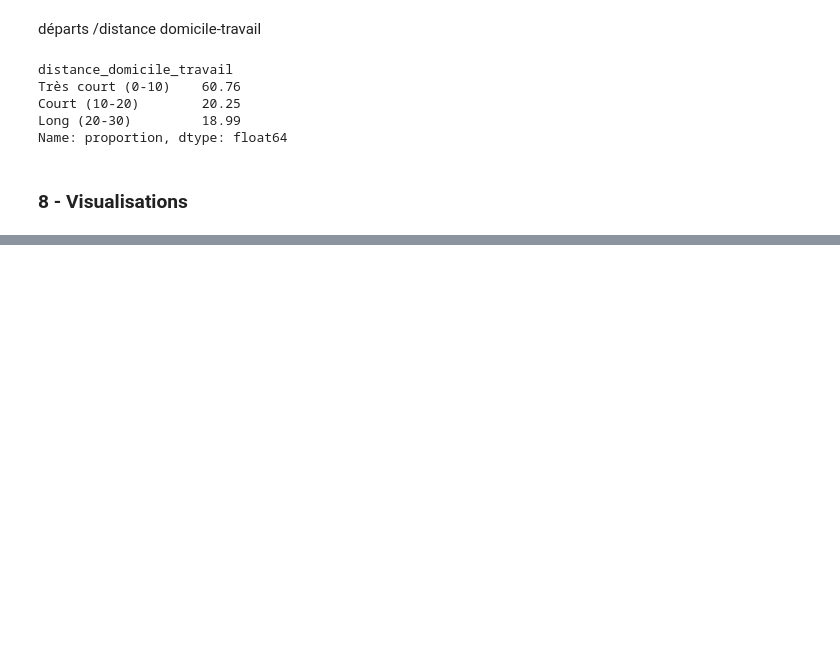
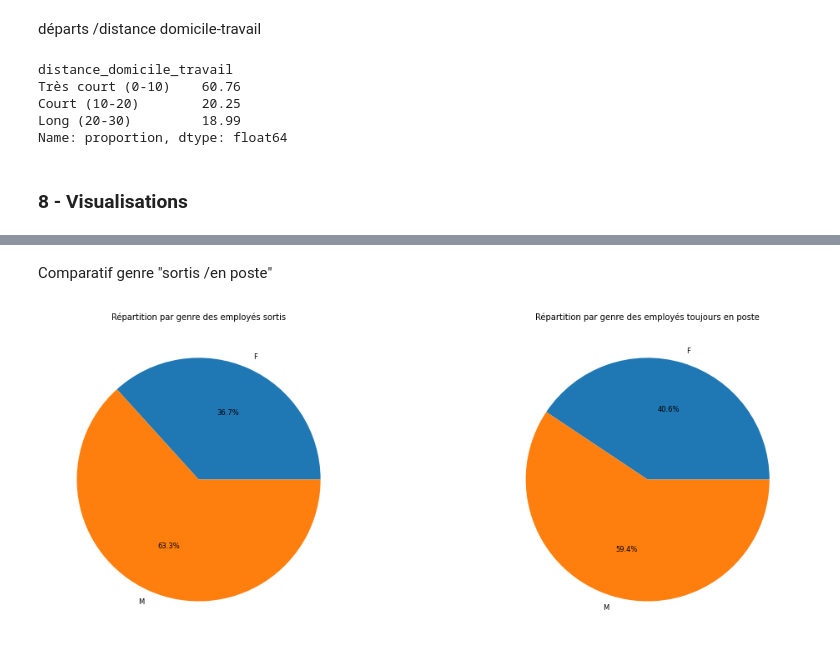
Before and after one commit to DavidRichomme/OC_P4_Classifiez_automatiquement_les_informations, a Jupyter notebook: Notebooks/01_4_EDA_datasetJoint.ipynb, the cells around one changed output, grey strips where cells are left out. Drawn from its saved outputs; the diff is of its cells as text; code cells hidden in the pictures; blank space fills up the shorter version.

```diff
--- a/Notebooks/01_4_EDA_datasetJoint.ipynb
+++ b/Notebooks/01_4_EDA_datasetJoint.ipynb
@@ -746,3 +759,6 @@ genre
 F    36.71
 M    63.29
 Name: proportion, dtype: float64
+# %%
+repartition_enposte_genre = df_brut_join['genre'][df_brut_join['a_quitte_l_entreprise'] == 'Non'].value_counts(normalize=True).sort_index() * 100
+round(repartition_enposte_genre, 2)
@@ -830,0 +895,25 @@ plt.show()
+# %% [markdown]
+Comparatif genre "sortis /en poste"
+# %%
+fig, (ax1, ax2) = plt.subplots(1, 2, figsize=(12, 4))
+
+# graph 1 : employés sortis
+ax1.pie(
+    repartition_departs_genre,
+    labels=repartition_departs_genre.index,
+    autopct="%1.1f%%",
+)
+ax1.set_title("Répartition par genre des employés sortis")
+
+# graph 2 : employés toujours en poste
+ax2.pie(
+    repartition_enposte_genre,
+    labels=repartition_enposte_genre.index,
+    autopct="%1.1f%%",
+)
+ax2.set_title("Répartition par genre des employés toujours en poste")
+
+plt.tight_layout()
+plt.show()
+# %% [output]
+[figure, added]
```
Also changed, not shown: parts of 27 cells of this notebook, 9 other files.
